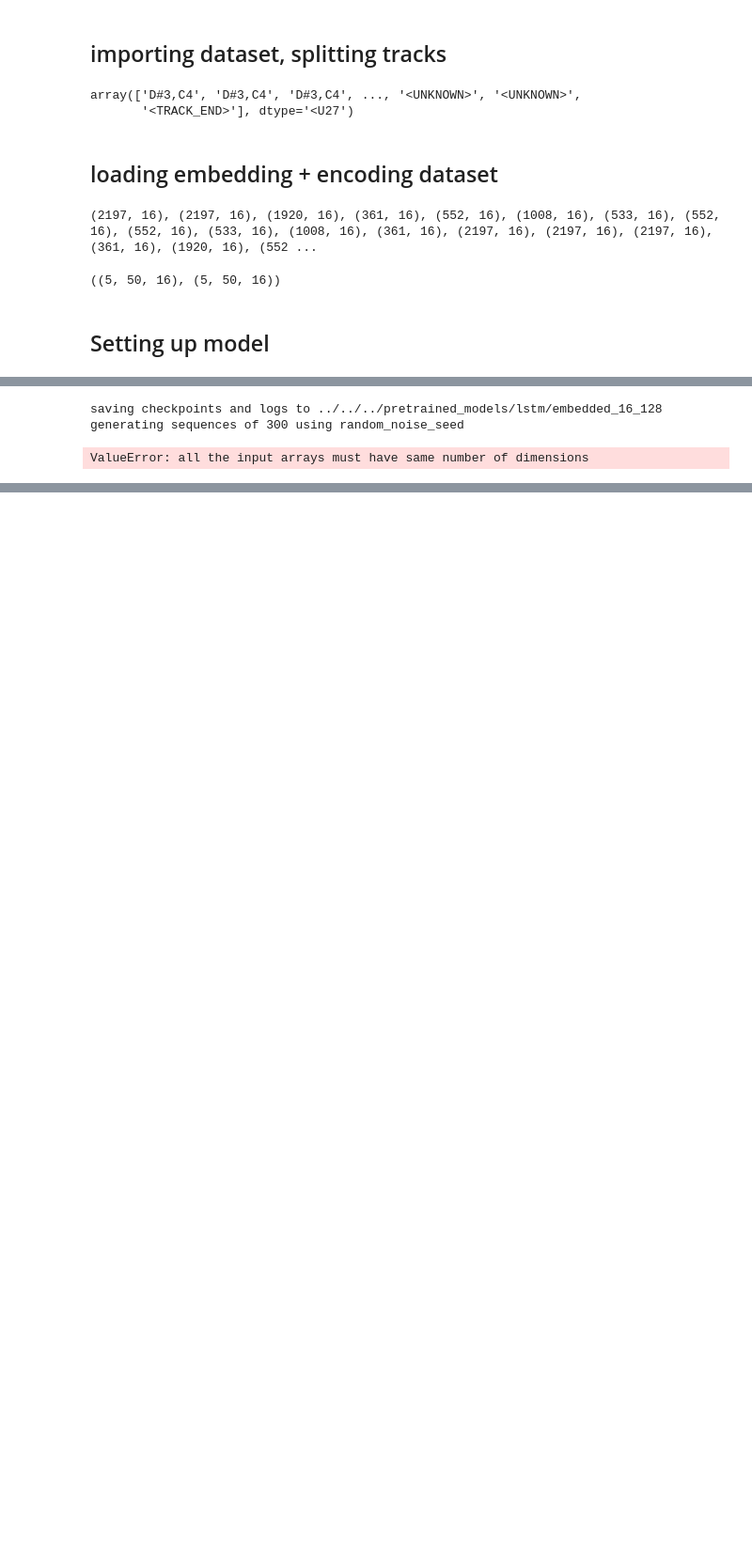
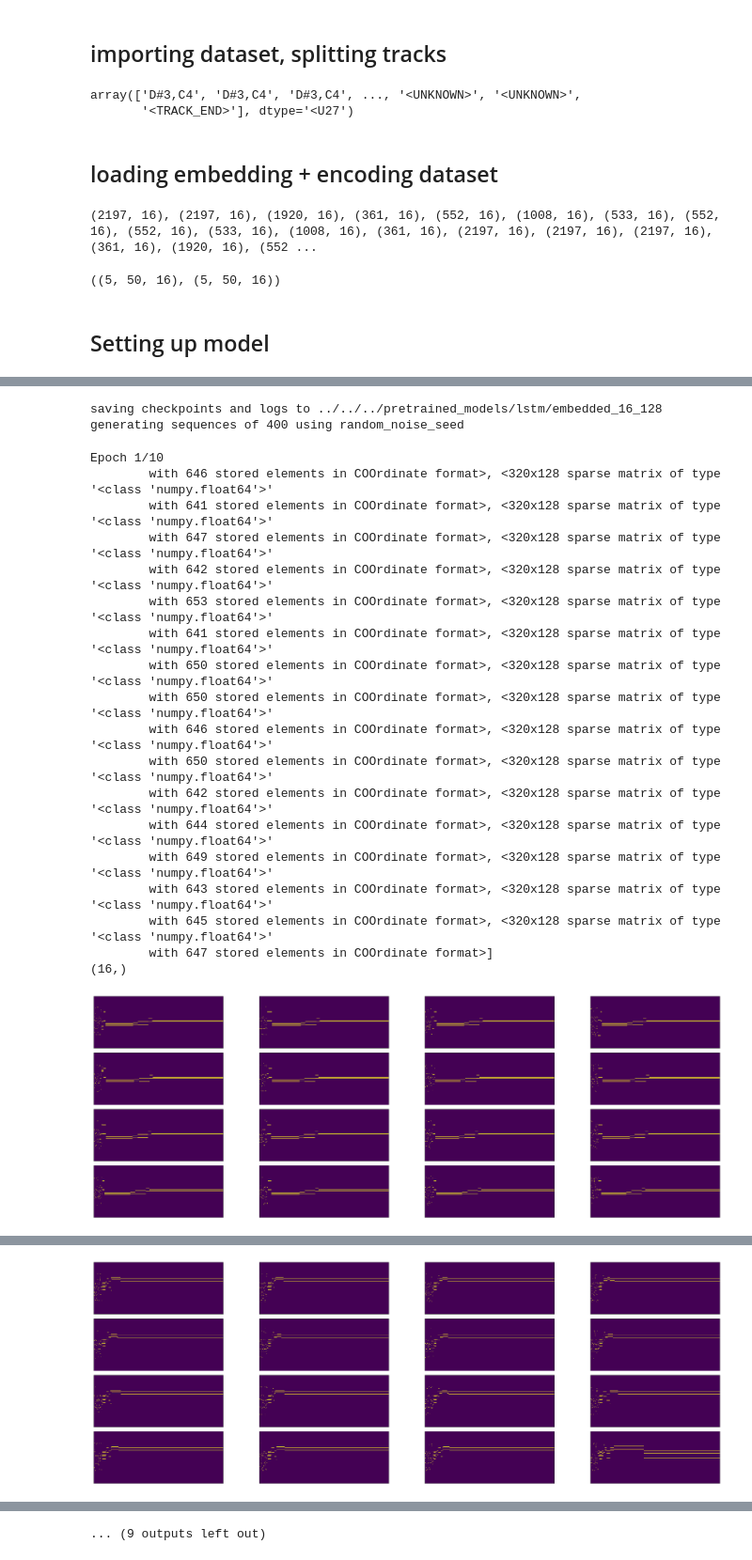
Before and after one commit to GrzegorzKazana/artificial-music, a Jupyter notebook: src/training/lstm/LSTM.ipynb, the cells around one changed output, grey strips where cells are left out. Shown at 94% size. Cells and saved outputs as stored; diff of their text form; code cells hidden in the pictures; blank space fills up the shorter version.

Commit message:
fixed np2sparse issues

```diff
--- a/src/training/lstm/LSTM.ipynb
+++ b/src/training/lstm/LSTM.ipynb
@@ -111,7 +111,8 @@ experiment_path = os.path.join(base_path, logging_path, experiment_name)
 os.makedirs(experiment_path, exist_ok=True)
 print(f'saving checkpoints and logs to {experiment_path}')
 
-log_callback = ModelAndLogSavingCallback(model, experiment_path)
+# logging disabled for now
+log_callback = ModelAndLogSavingCallback(model, '')# experiment_path)
 
 # generating callback
 from src.generating.generating import recurrent_generate
@@ -120,7 +121,7 @@ from src.data_processing.common.helpers import pipe
 from src.data_processing.embedding_sparse_notes.reverse_transform import np2sparse
 
 SEED_LENGTH = 20
-GENERATED_SEQ_LENGTH = 300
+GENERATED_SEQ_LENGTH = 400
 METHOD = 'random_noise_seed'
 
 seed_generator = lambda: seed_generators[METHOD](
@@ -131,7 +132,7 @@ sample_generator = lambda model, seed: recurrent_generate(
 
 sparse_sample_generator = lambda model, seed: pipe(
     sample_generator(model, seed),
-    lambda batch_of_samples: [np2sparse(sample, word_vectors) for sample in batch_of_samples]
+    lambda batch_of_samples: [np2sparse(sample, wv)[0] for sample in batch_of_samples]
 )
 
 print(f'generating sequences of {GENERATED_SEQ_LENGTH} using {METHOD}')
@@ -139,7 +140,7 @@ print(f'generating sequences of {GENERATED_SEQ_LENGTH} using {METHOD}')
 gen_callback = GeneratingAndPlottingCallback(model, sparse_sample_generator, seed_generator)
 # %% [output]
 saving checkpoints and logs to ../../../pretrained_models/lstm/embedded_16_128
-generating sequences of 300 using random_noise_seed
+generating sequences of 400 using random_noise_seed
 # %%
 model.compile(
     loss='mean_squared_error',
@@ -156,21 +156,39 @@ minutes_elapsed = 0
 data_gen = dataset_gen(vectorized_tracks, WINDOW_SIZE, BATCH_SIZE)
 test_gen = dataset_gen(vectorized_tracks, WINDOW_SIZE, BATCH_SIZE)
 # %%
-EPOCHS = 1
+EPOCHS = 10
 STEPS_PER_EPOCH = 100
-TEST_STEPS = 100
+TEST_STEPS = 1
 
 start_time = time()
 model.fit_generator(
     data_gen,
     steps_per_epoch=STEPS_PER_EPOCH,
     epochs=EPOCHS,
     validation_data=test_gen,
     validation_steps=TEST_STEPS,
     callbacks=[log_callback, gen_callback]
 )
 
 minutes_elapsed += (time() - start_time) // 60
 epochs_elapsed += EPOCHS
 # %% [output]
-ValueError: all the input arrays must have same number of dimensions
+Epoch 1/10
+        with 646 stored elements in COOrdinate format>, <320x128 sparse matrix of type '<class 'numpy.float64'>'
+        with 641 stored elements in COOrdinate format>, <320x128 sparse matrix of type '<class 'numpy.float64'>'
+        with 647 stored elements in COOrdinate format>, <320x128 sparse matrix of type '<class 'numpy.float64'>'
+        with 642 stored elements in COOrdinate format>, <320x128 sparse matrix of type '<class 'numpy.float64'>'
+        with 653 stored elements in COOrdinate format>, <320x128 sparse matrix of type '<class 'numpy.float64'>'
+        with 641 stored elements in COOrdinate format>, <320x128 sparse matrix of type '<class 'numpy.float64'>'
+        with 650 stored elements in COOrdinate format>, <320x128 sparse matrix of type '<class 'numpy.float64'>'
+        with 650 stored elements in COOrdinate format>, <320x128 sparse matrix of type '<class 'numpy.float64'>'
+        with 646 stored elements in COOrdinate format>, <320x128 sparse matrix of type '<class 'numpy.float64'>'
+        with 650 stored elements in COOrdinate format>, <320x128 sparse matrix of type '<class 'numpy.float64'>'
+        with 642 stored elements in COOrdinate format>, <320x128 sparse matrix of type '<class 'numpy.float64'>'
+        with 644 stored elements in COOrdinate format>, <320x128 sparse matrix of type '<class 'numpy.float64'>'
+        with 649 stored elements in COOrdinate format>, <320x128 sparse matrix of type '<class 'numpy.float64'>'
+        with 643 stored elements in COOrdinate format>, <320x128 sparse matrix of type '<class 'numpy.float64'>'
+        with 645 stored elements in COOrdinate format>, <320x128 sparse matrix of type '<class 'numpy.float64'>'
+        with 647 stored elements in COOrdinate format>]
+(16,)
+[figure, added]
@@ -176,0 +214 @@ ValueError: all the input arrays must have same number of dimensions
+[figure, added]
@@ -176,0 +295 @@ ValueError: all the input arrays must have same number of dimensions
+... (9 outputs left out)
```
Also changed, not shown: parts of 3 cells of this notebook, 5 other files.
